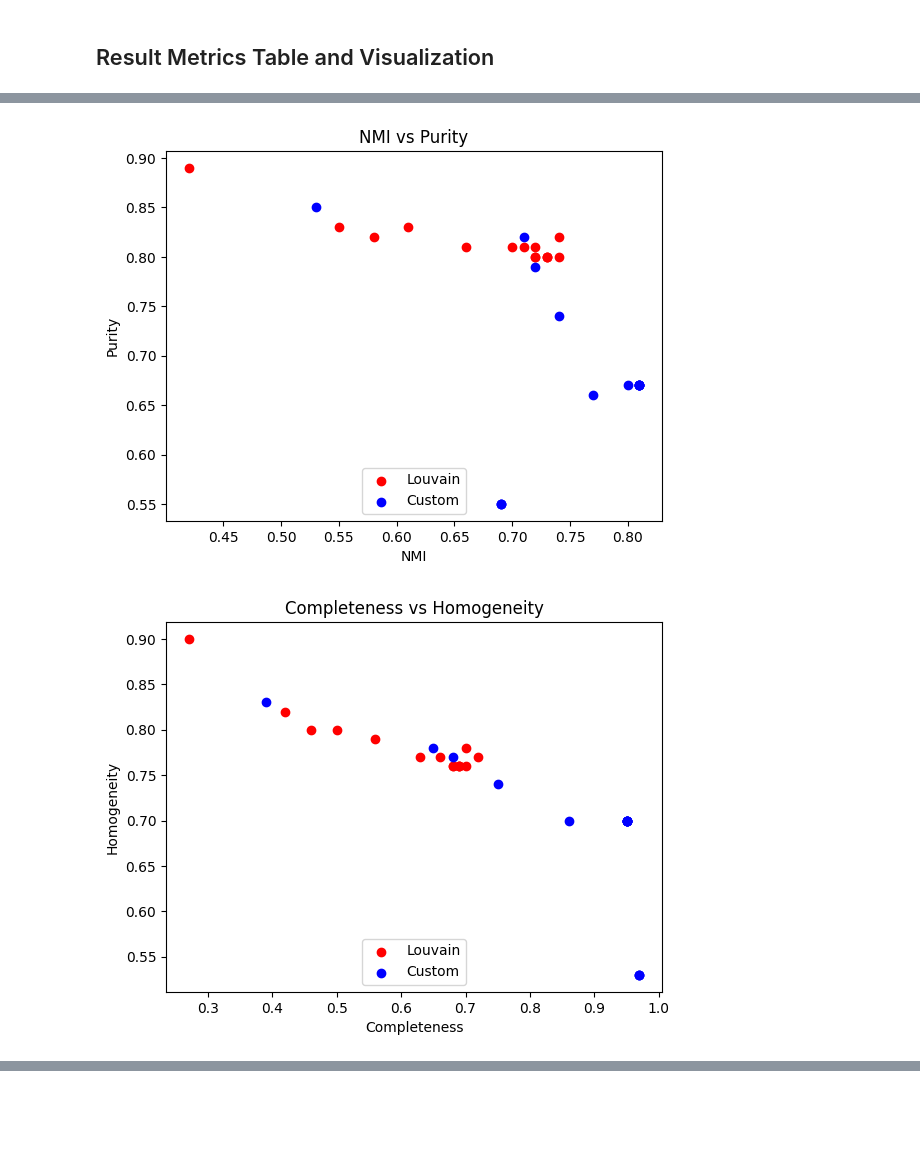
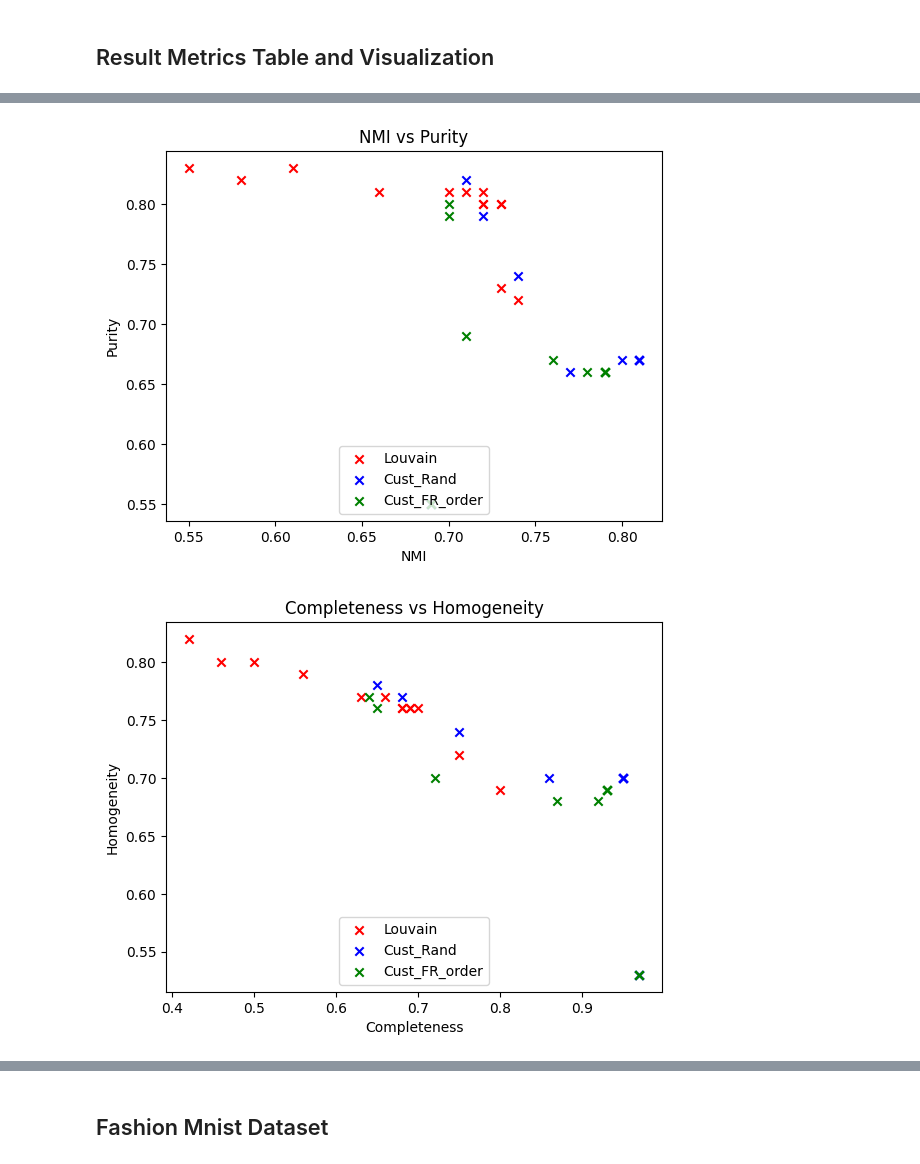
Before and after one commit to csmukherjee/MCPC_Clustering, a Jupyter notebook: Codes/Test_v2.ipynb, the cells around one changed output, grey strips where cells are left out. Drawn from its saved outputs; the diff is of its cells as text; code cells hidden in the pictures; blank space fills up the shorter version.

Commit message:
added fashion mnist in v2

```diff
--- a/Codes/Test_v2.ipynb
+++ b/Codes/Test_v2.ipynb
@@ -107,10 +105,11 @@ import analysis as an
 # %%
+import analysis as an
 
-res_list=[0.8,0.85,0.9,0.95,1,1.05,1.1,1.2,1.3,1.5,3,5,7,10,100]
-#res_list=[0.8,1]
+res_list=[0.5,0.7,0.85,0.95,1,1.05,1.1,1.3,1.5,3,5,7,10]
+# res_list=[0.8,1]
 labels=[]
 total_labels=[]
-names = ['Louvain','Custom']
+names = ['Louvain','Cust_Rand','Cust_FR_order']
 
 for res in res_list:
     partition = nx_comm.louvain.louvain_partitions(G, seed=0,resolution=res)
@@ -133,6 +132,13 @@ for res in res_list:
     #print(res,round(NMI(label,label_new1),2),round(met.purity_score(label,label_new1),2))
 total_labels.append(labels)
 
+import Real_Custom_v3 as RC3
+labels=[]
+for res in res_list:
+    partition1=RC3.louvain_partitions(G, seed=0,resolution=res)
+    label_new1=get_labels(partition1,n)
+    labels.append(label_new1)
+total_labels.append(labels)
 
-metrics_summary(total_labels,label,res_list,names)
+an.metrics_summary(total_labels,label,res_list,names)
 # %% [output]
@@ -156,2 +162,2 @@ metrics_summary(total_labels,label,res_list,names)
-[figure, old version]
+[figure, new version]
-[figure, old version]
+[figure, new version]
@@ -157,0 +165,2 @@ metrics_summary(total_labels,label,res_list,names)
+# %% [markdown]
+## Fashion Mnist Dataset
```
Also changed, not shown: parts of 4 cells of this notebook, 1 other file.
